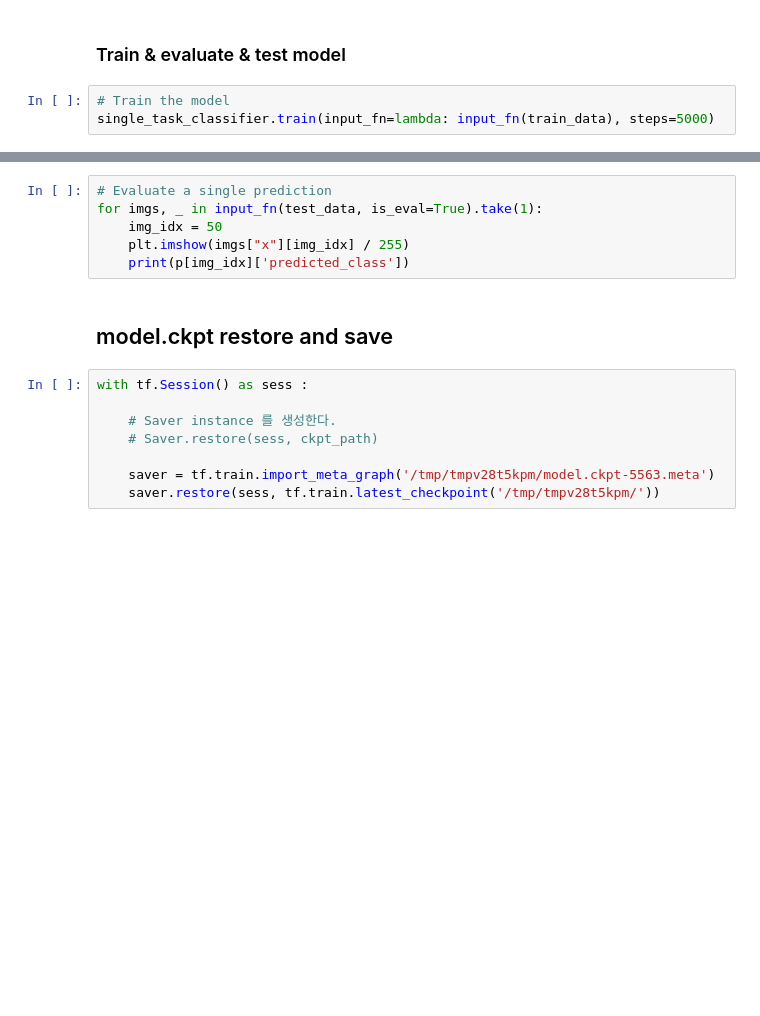
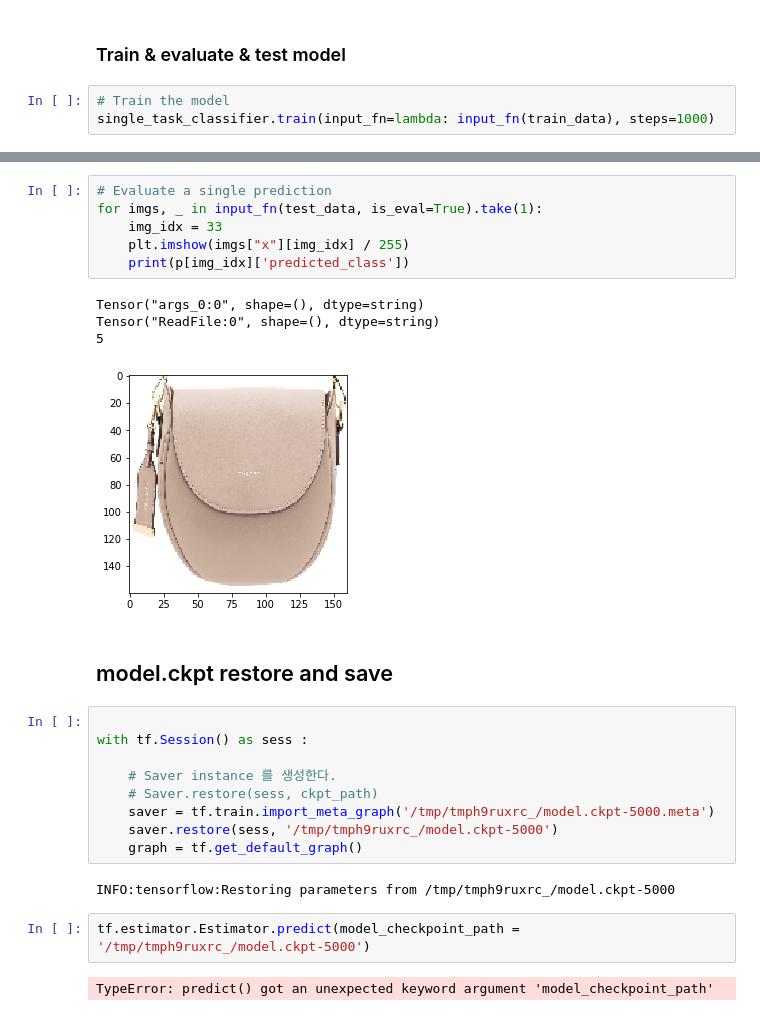
Before and after one commit to mondeique/multi-task-learning, a Jupyter notebook: tf_STL.ipynb, the cells around one changed output, grey strips where cells are left out. Saved outputs shown, nothing was run; the diff lists cells and outputs as text; blank space fills up the shorter version.

Commit message:
[ADDED] test result for multi-task-learning

```diff
--- a/tf_STL.ipynb
+++ b/tf_STL.ipynb
@@ -157,4 +186,4 @@ single_task_classifier = tf.estimator.Estimator(
 ### Train & evaluate & test model
 # %%
 # Train the model
-single_task_classifier.train(input_fn=lambda: input_fn(train_data), steps=5000)
+single_task_classifier.train(input_fn=lambda: input_fn(train_data), steps=1000)
@@ -167,16 +270,28 @@ p
 # %%
 # Evaluate a single prediction
 for imgs, _ in input_fn(test_data, is_eval=True).take(1):
-    img_idx = 50
+    img_idx = 33
     plt.imshow(imgs["x"][img_idx] / 255)
     print(p[img_idx]['predicted_class'])
+# %% [output]
+Tensor("args_0:0", shape=(), dtype=string)
+Tensor("ReadFile:0", shape=(), dtype=string)
+5
+[figure, added]
 # %% [markdown]
 ## model.ckpt restore and save
 # %%
+
 with tf.Session() as sess :
 
     # Saver instance 를 생성한다.
     # Saver.restore(sess, ckpt_path)
-
-    saver = tf.train.import_meta_graph('/tmp/tmpv28t5kpm/model.ckpt-5563.meta')
-    saver.restore(sess, tf.train.latest_checkpoint('/tmp/tmpv28t5kpm/'))
+    saver = tf.train.import_meta_graph('/tmp/tmph9ruxrc_/model.ckpt-5000.meta')
+    saver.restore(sess, '/tmp/tmph9ruxrc_/model.ckpt-5000')
+    graph = tf.get_default_graph()
+# %% [output]
+INFO:tensorflow:Restoring parameters from /tmp/tmph9ruxrc_/model.ckpt-5000
+# %%
+tf.estimator.Estimator.predict(model_checkpoint_path = '/tmp/tmph9ruxrc_/model.ckpt-5000')
+# %% [output]
+TypeError: predict() got an unexpected keyword argument 'model_checkpoint_path'
```
Also changed, not shown: parts of 8 cells of this notebook, 6 other files.
